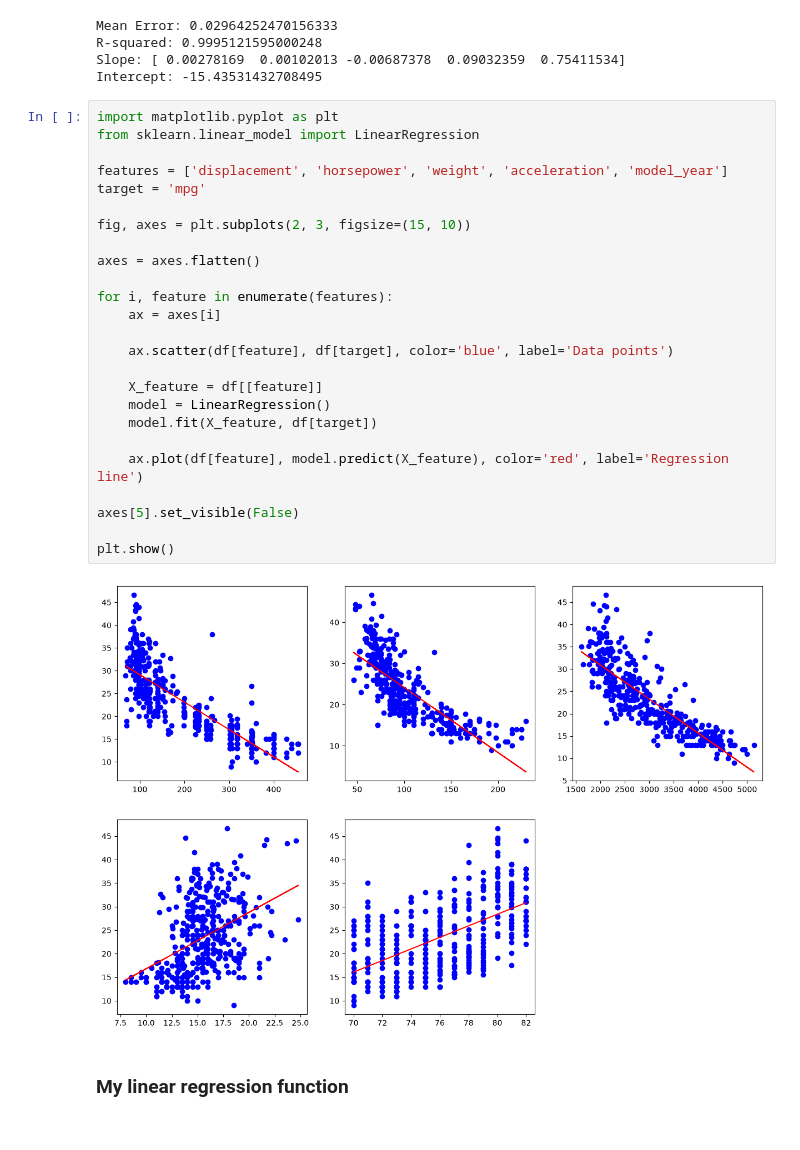
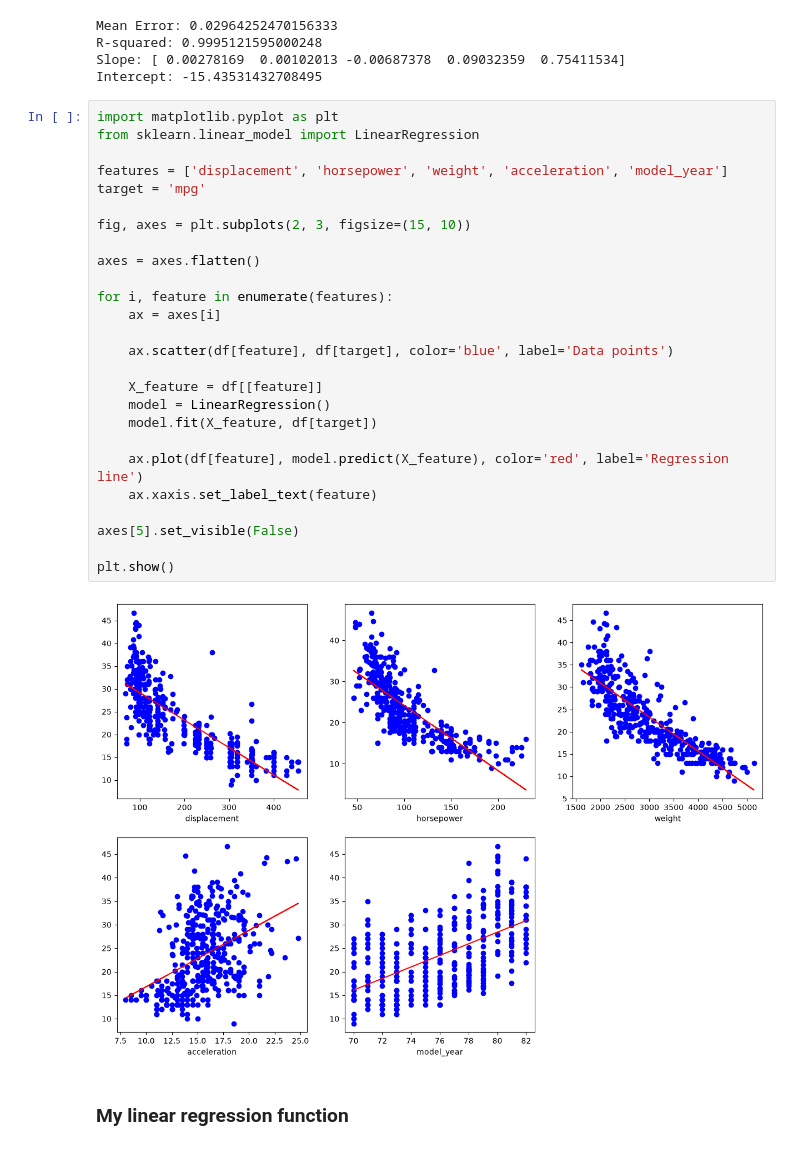
Before and after one commit to zanisimone/MLCourse, a Jupyter notebook: exe2/exe2.ipynb, the cells around one changed output. Saved outputs shown, nothing was run; the diff lists cells and outputs as text.

```diff
--- a/exe2/exe2.ipynb
+++ b/exe2/exe2.ipynb
@@ -109,30 +109,31 @@ Intercept: -15.43531432708495
 # %%
 import matplotlib.pyplot as plt
 from sklearn.linear_model import LinearRegression
 
 features = ['displacement', 'horsepower', 'weight', 'acceleration', 'model_year']
 target = 'mpg'
 
 fig, axes = plt.subplots(2, 3, figsize=(15, 10))
 
 axes = axes.flatten()
 
 for i, feature in enumerate(features):
     ax = axes[i]
 
     ax.scatter(df[feature], df[target], color='blue', label='Data points')
 
     X_feature = df[[feature]]
     model = LinearRegression()
     model.fit(X_feature, df[target])
 
     ax.plot(df[feature], model.predict(X_feature), color='red', label='Regression line')
+    ax.xaxis.set_label_text(feature)
 
 axes[5].set_visible(False)
 
 plt.show()
 # %% [output]
-[figure, old version]
+[figure, new version]
 # %% [markdown]
 ### My linear regression function
 # %%
```
Also changed, not shown: parts of 2 cells of this notebook, 5 other files.
